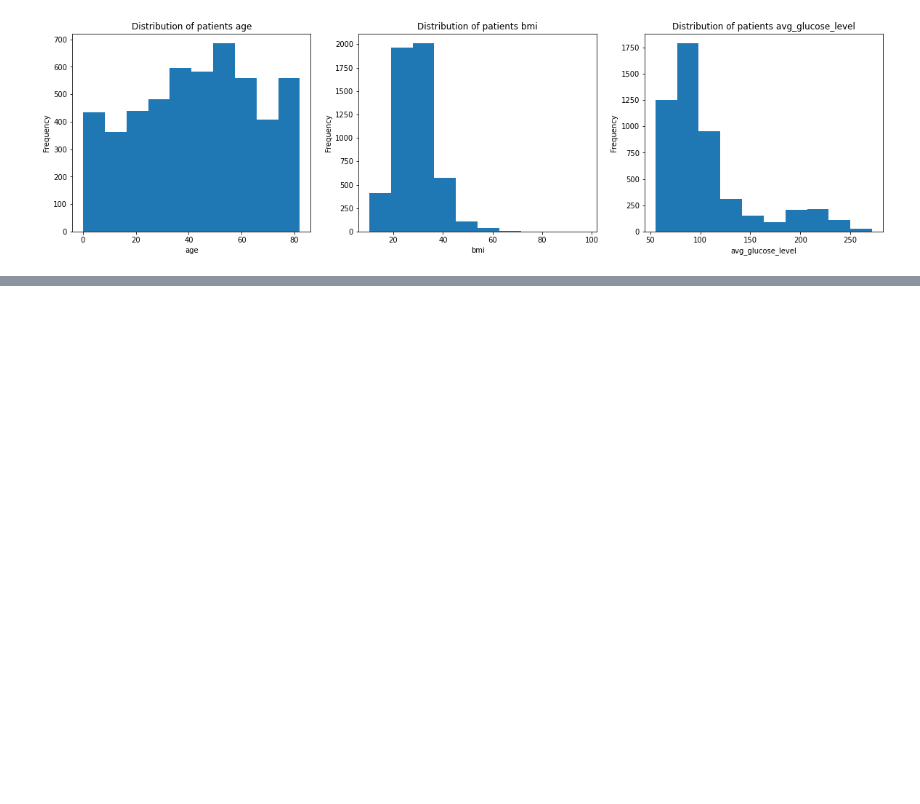
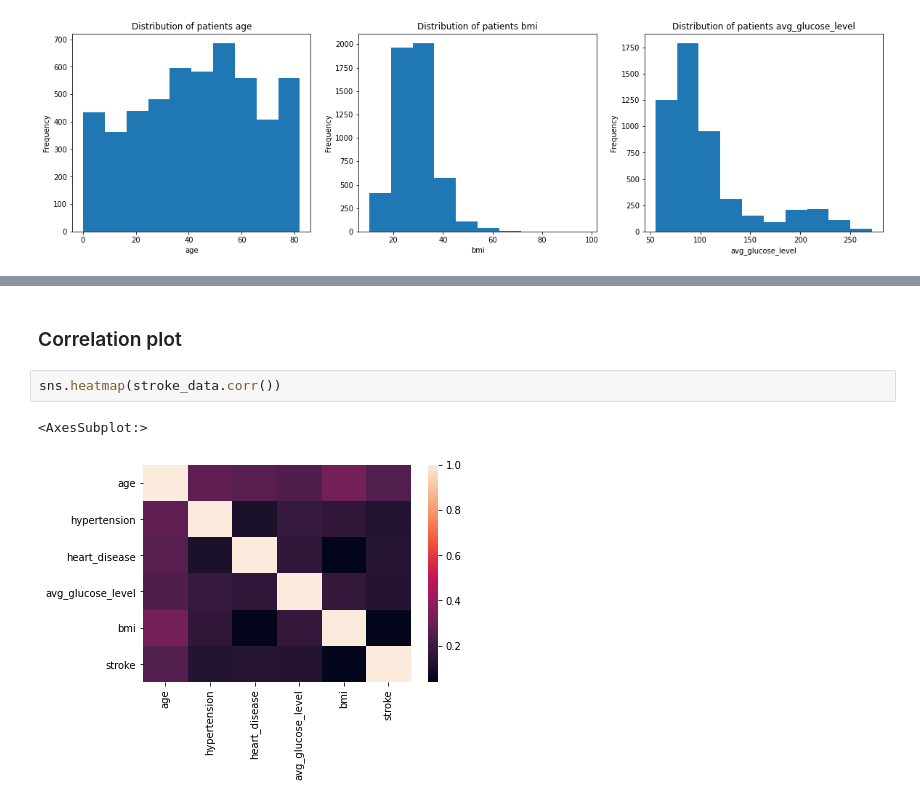
Before and after one commit to Vu-Viet-Phong/Introduction-to-Data-Mining, a Jupyter notebook: data-analysis.ipynb, the cells around one changed output, grey strips where cells are left out. Saved outputs shown, nothing was run; the diff lists cells and outputs as text; blank space fills up the shorter version.

```diff
--- a/data-analysis.ipynb
+++ b/data-analysis.ipynb
@@ -339,0 +182,7 @@ ConfusionMatrixDisplay.from_predictions(y_test, dec_pred)
+# %% [markdown]
+### Correlation plot
+# %%
+sns.heatmap(stroke_data.corr())
+# %% [output]
+<AxesSubplot:>
+[figure, added]
```
Also changed, not shown: parts of 38 cells of this notebook.
